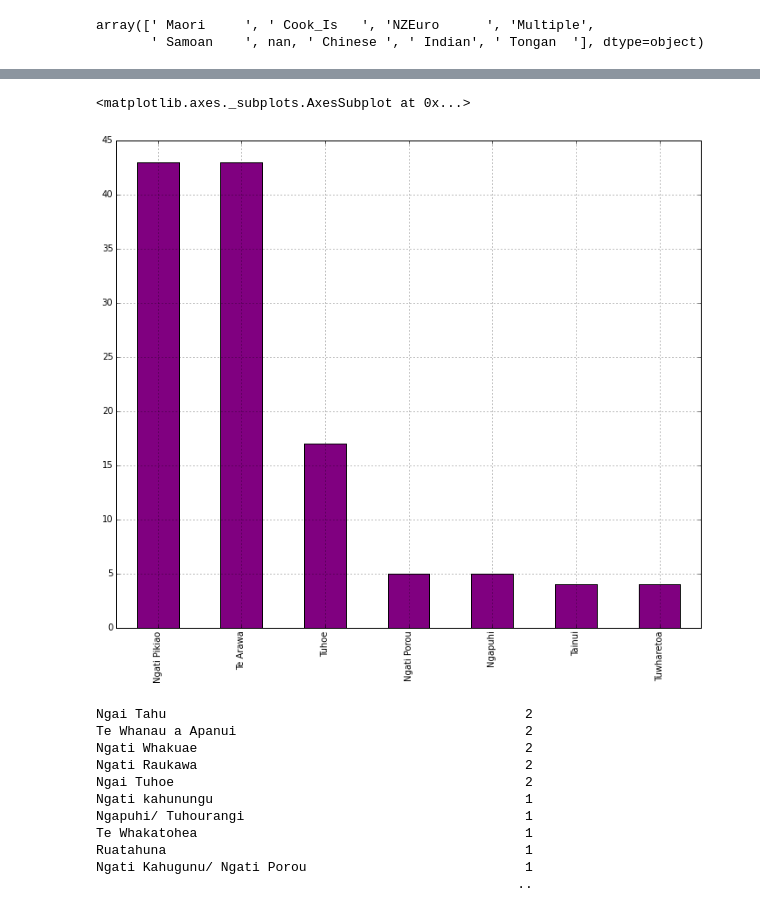
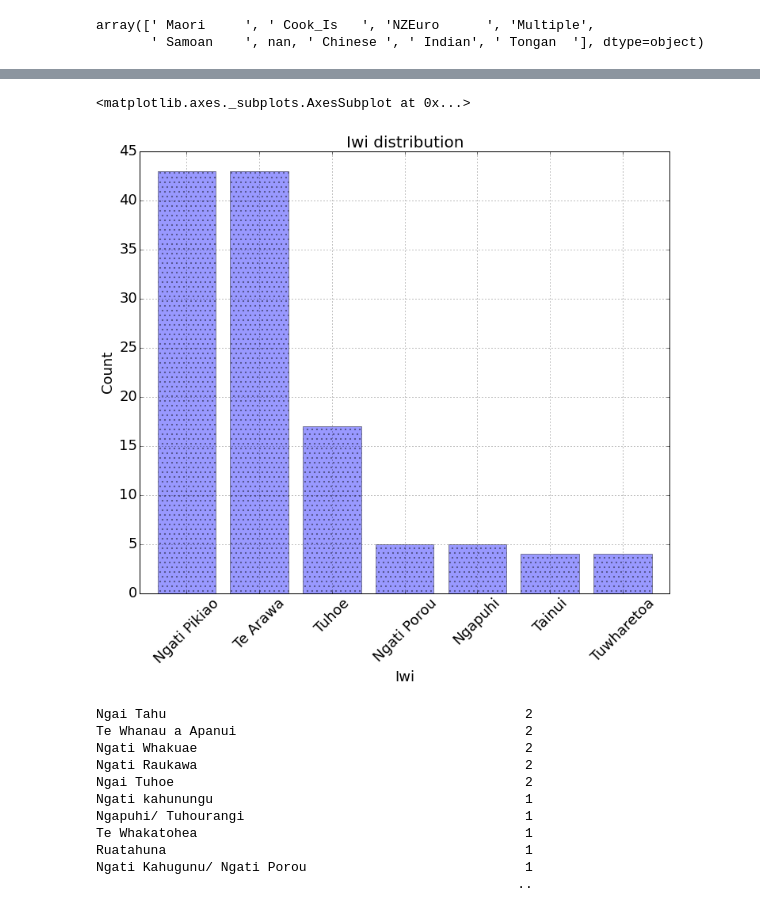
Before and after one commit to hillbs/Differential-Equations-and-Linear-Algebra, a Jupyter notebook: Youth_survey_git.ipynb, the cells around one changed output, grey strips where cells are left out. Drawn from its saved outputs; the diff is of its cells as text; code cells hidden in the pictures.

```diff
--- a/Youth_survey_git.ipynb
+++ b/Youth_survey_git.ipynb
@@ -246,0 +244,11 @@ plt.show()
+# %%
+def labels(heading='title',x_='xlabel',y_='ylabel',fontsizeaxes=18,fontsizetitle=20):
+    xlabel(x_,fontsize=fontsizeaxes)
+    ylabel(y_,fontsize=fontsizeaxes)
+    title(heading,fontsize=fontsizetitle)
+
+
+xlabel('Ethnicity',fontsize=18)
+ylabel('Percentage',fontsize=18)
+title('Ethnic Distributions',fontsize=20)
+Ethnic_dist.plot(kind='bar',table=False,width=0.8, color='blue',alpha=.4,hatch='/',fontsize=18,rot=45)
@@ -247,9 +258,10 @@ plt.show()
 # %%
-Standard_background()
-df.IWI.value_counts()[df.IWI.value_counts() >3].plot(kind='bar',color='purple')
+labels('Iwi distribution','Iwi','Count')
+df.IWI.value_counts()[df.IWI.value_counts() >3].plot(kind='bar',color='blue',alpha=.4,
+                                                     width=.8,hatch='..',fontsize=18,rot=45)
 # %% [output]
 <matplotlib.axes._subplots.AxesSubplot at 0x...>
-[figure, old version]
+[figure, new version]
 # %%
 #List of who was left out -- 85 in total
 df.IWI.value_counts()[df.IWI.value_counts() <4]
```
Also changed, not shown: parts of 73 cells of this notebook, 1 other file.
